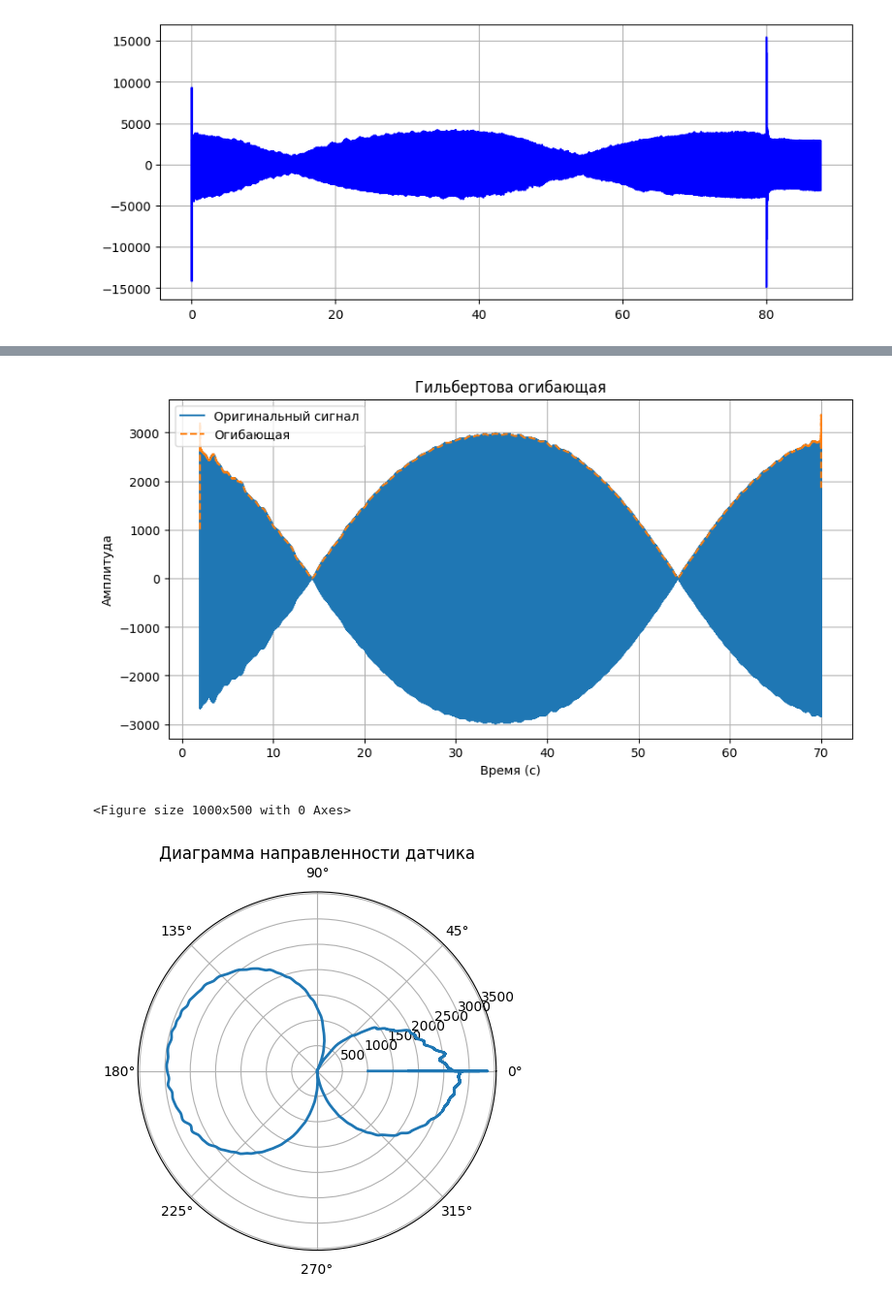
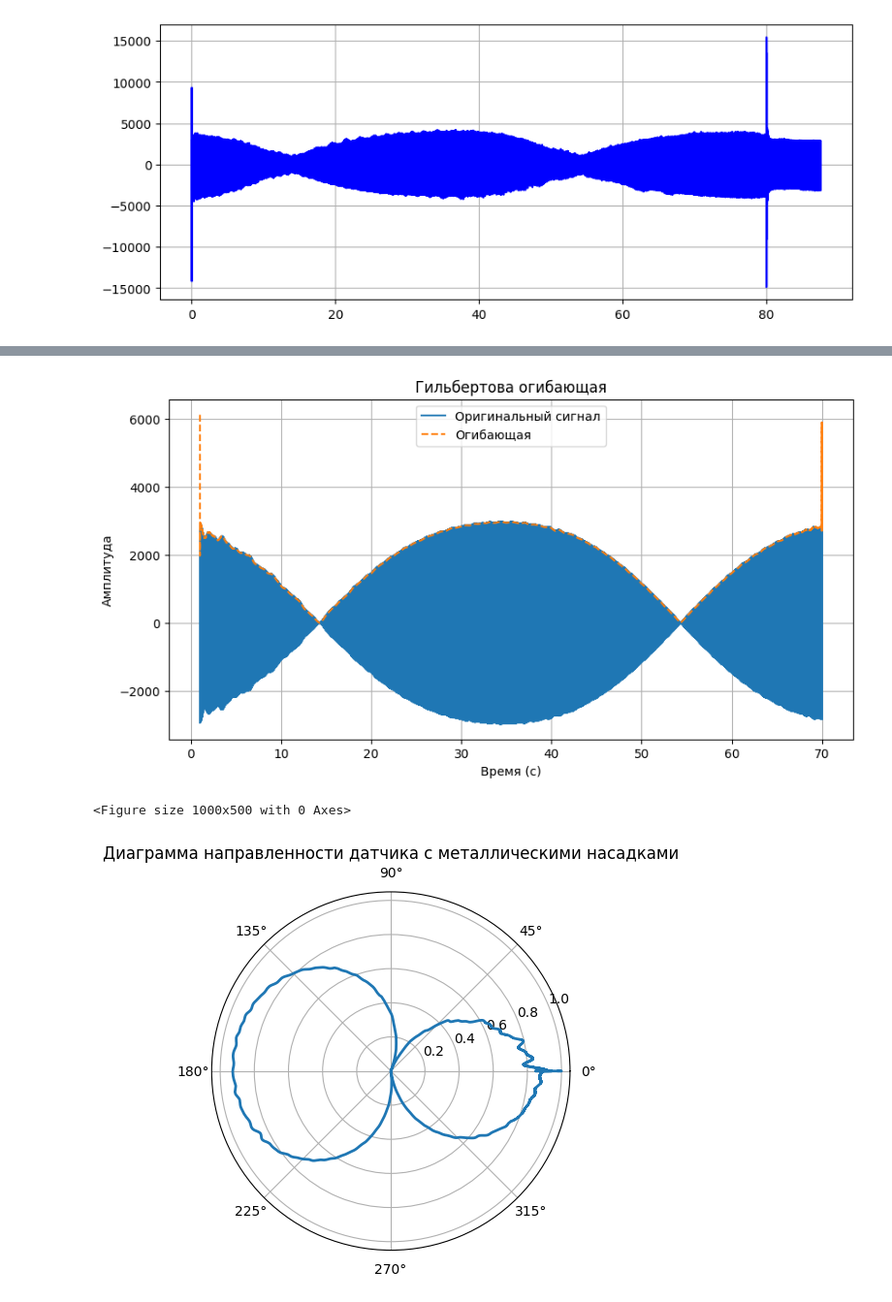
Before and after one commit to bdExplore/Scientific, a Jupyter notebook: Python/pgd_analys.ipynb, the cells around one changed output, grey strips where cells are left out. Shown at 97% size. Saved outputs shown, nothing was run; the diff lists cells and outputs as text; code cells hidden in the pictures.

```diff
--- a/Python/pgd_analys.ipynb
+++ b/Python/pgd_analys.ipynb
@@ -161,9 +159,10 @@ def plot_radiation_pattern(signal):
     ax.plot(angles, np.abs(signal), linewidth=2)
     #ax.fill(angles, np.abs(signal), alpha=0.3)  # Закраска под кривой
 
-    ax.set_title("Диаграмма направленности датчика")
+    ax.set_title("Диаграмма направленности датчика без насадок")
     plt.show()
-
+envelope = envelope[23:3175192]
+envelope = envelope/np.max(envelope)
 # Пример данных: синтетический сигнал, моделирующий направленность
 # num_points = 360
 # example_signal = np.abs(np.cos(np.linspace(0, 2 * np.pi, num_points)))
@@ -186,7 +185,7 @@ data_zoom_2_rotation_f = fft(data_zoom_19_2)
 f_rotation = fftfreq(int(len(data_zoom_19_2)), 1 / sample_rate)
 data_zoom_2_rotation_filt = ifft(filt_freq(data_zoom_2_rotation_f, 532, 534, sample_rate))
 
-t_index = (t_19 > 2) & (t_19 < 70)
+t_index = (t_19 > 1) & (t_19 < 70)
 t_rotation = t_19[t_index]
 data_zoom_2_rotation_filt = data_zoom_2_rotation_filt[t_index]
 
@@ -213,22 +212,25 @@ plt.title("Гильбертовa огибающая")
 plt.grid()
 plt.show()
 # %% [output]
-[figure, old version]
+[figure, new version]
 # %%
 def plot_radiation_pattern(signal):
     plt.figure(figsize=(10, 5))
     angles = np.linspace(0, 2 * np.pi, len(signal))  # Углы в радианах
     fig, ax = plt.subplots(subplot_kw={'projection': 'polar'})
     ax.plot(angles, np.abs(signal), linewidth=2)
     #ax.fill(angles, np.abs(signal), alpha=0.3)  # Закраска под кривой
 
-    ax.set_title("Диаграмма направленности датчика")
+    ax.set_title("Диаграмма направленности датчика c металлическими насадками")
     plt.show()
+
+envelope = envelope[49:3042892]
+envelope = envelope/np.max(envelope)
 
 # Пример данных: синтетический сигнал, моделирующий направленность
 # num_points = 360
 # example_signal = np.abs(np.cos(np.linspace(0, 2 * np.pi, num_points)))
 plot_radiation_pattern(envelope)
 # %% [output]
 <Figure size 1000x500 with 0 Axes>
-[figure, old version]
+[figure, new version]
```
Also changed, not shown: parts of 3 cells of this notebook, 5 other files.
